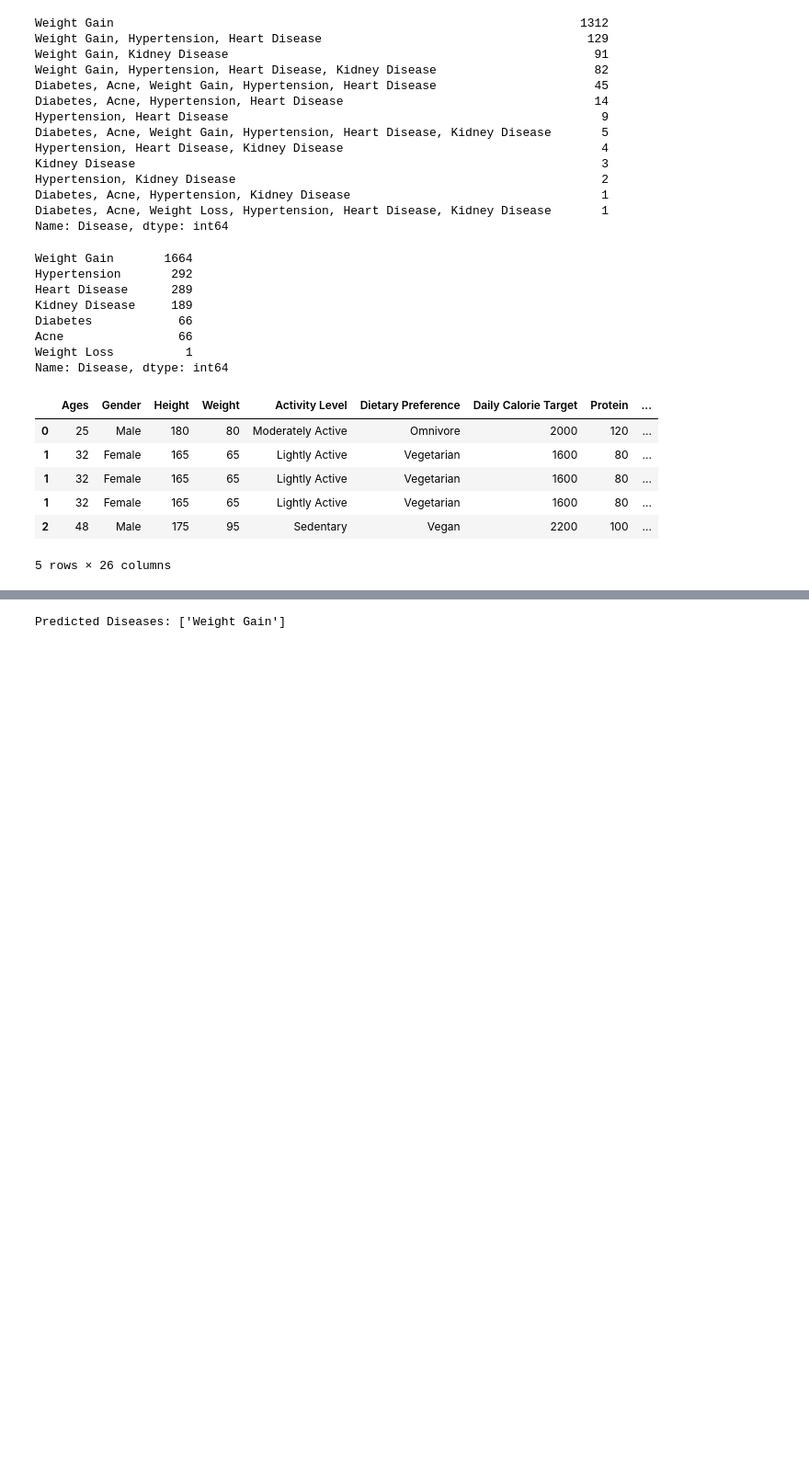
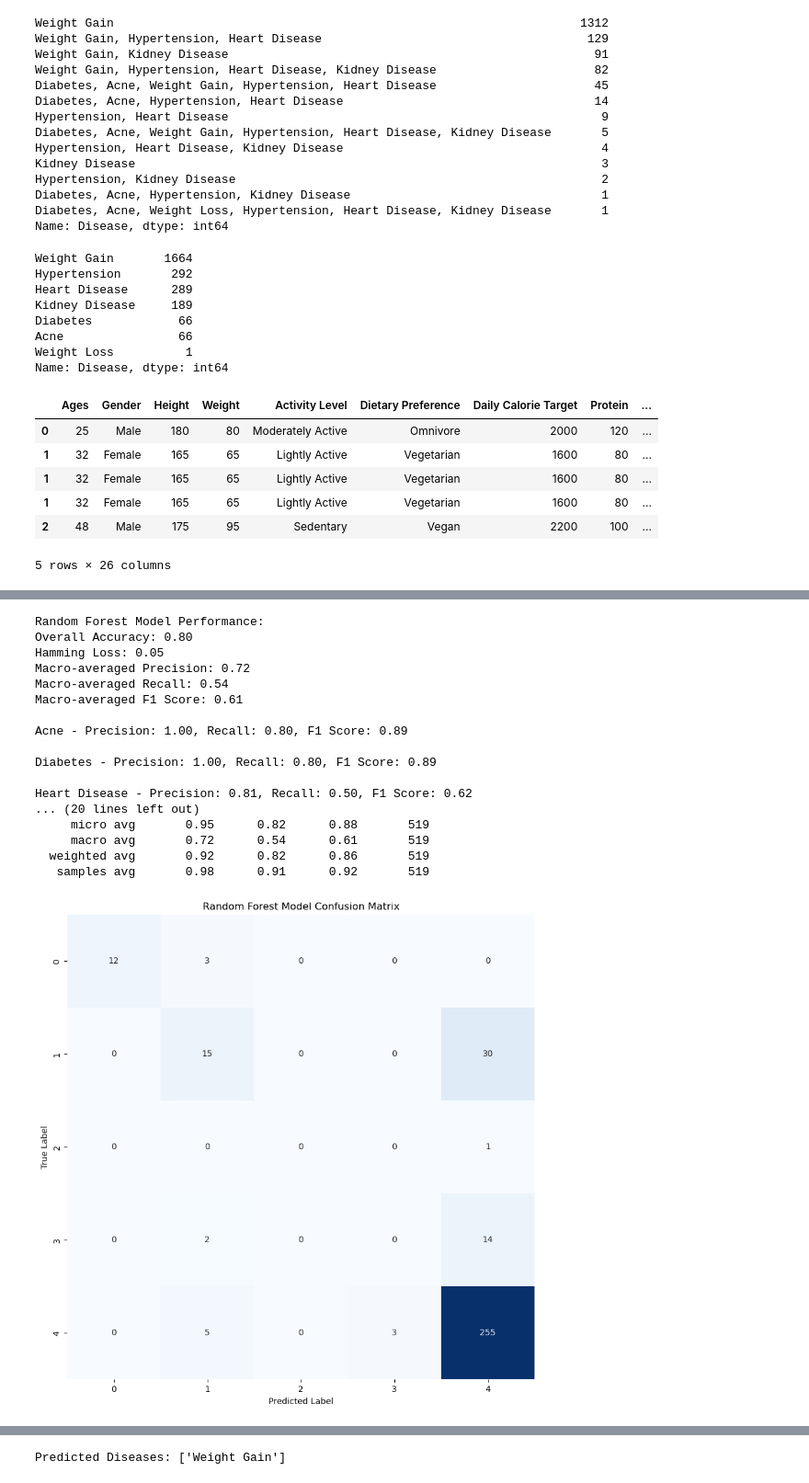
Before and after one commit to faizanarshad/DiseasePrediction, a Jupyter notebook: health.ipynb, the cells around one changed output, grey strips where cells are left out. Shown at 92% size. Cells and saved outputs as stored; diff of their text form; code cells hidden in the pictures; blank space fills up the shorter version.

```diff
--- a/health.ipynb
+++ b/health.ipynb
@@ -288,0 +262,76 @@ Recall and F-score are ill-defined and being set to 0.0 in labels with no true s
+# %%
+from sklearn.metrics import (
+    accuracy_score,
+    hamming_loss,
+    precision_recall_fscore_support,
+    classification_report,
+    confusion_matrix,
+)
+import seaborn as sns
+import matplotlib.pyplot as plt
+
+def evaluate_model(name, y_test, y_pred, mlb_classes):
+    # Step 1: Calculate Overall Metrics
+    accuracy = accuracy_score(y_test, y_pred)
+    hamming = hamming_loss(y_test, y_pred)
+    macro_precision, macro_recall, macro_f1, _ = precision_recall_fscore_support(
+        y_test, y_pred, average="macro", zero_division=0
+    )
+
+    # Step 2: Print Overall Metrics
+    print(f"\n{name} Model Performance:")
+    print(f"Overall Accuracy: {accuracy:.2f}")
+    print(f"Hamming Loss: {hamming:.2f}")
+    print(f"Macro-averaged Precision: {macro_precision:.2f}")
+    print(f"Macro-averaged Recall: {macro_recall:.2f}")
+    print(f"Macro-averaged F1 Score: {macro_f1:.2f}")
+
+    # Step 3: Per-label Metrics
+    precision, recall, f1, _ = precision_recall_fscore_support(
+        y_test, y_pred, average=None, zero_division=0
+    )
+    for i, disease in enumerate(mlb_classes):
+        if y_test[disease].sum() == 0:
+            print(f"\n{disease} - No true samples in test set, skipping metrics.")
+            continue
+        print(f"\n{disease} - Precision: {precision[i]:.2f}, Recall: {recall[i]:.2f}, F1 Score: {f1[i]:.2f}")
+
+    # Step 4: Classification Report
+    print("\nClassification Report:")
+    report = classification_report(y_test, y_pred, target_names=mlb_classes, zero_division=0)
+    print(report)
+
+    # Step 5: Confusion Matrix
+    matrix = confusion_matrix(y_test.values.argmax(axis=1), y_pred.argmax(axis=1))
+    plt.figure(figsize=(10, 10))
+    sns.heatmap(matrix, annot=True, fmt='d', cmap='Blues', cbar=False)
+    plt.xlabel('Predicted Label')
+    plt.ylabel('True Label')
+    plt.title(f'{name} Model Confusion Matrix')
+    plt.show()
+
+    return accuracy, hamming, precision, recall, f1, macro_precision, macro_recall, macro_f1
+
+# Example usage:
+# Assuming `model` is already trained and `X_test`, `y_test`, and `mlb.classes_` are available
+y_pred = model.predict(X_test)
+evaluate_model("Random Forest", y_test, y_pred, mlb.classes_)
+# %% [output]
+Random Forest Model Performance:
+Overall Accuracy: 0.80
+Hamming Loss: 0.05
+Macro-averaged Precision: 0.72
+Macro-averaged Recall: 0.54
+Macro-averaged F1 Score: 0.61
+
+Acne - Precision: 1.00, Recall: 0.80, F1 Score: 0.89
+
+Diabetes - Precision: 1.00, Recall: 0.80, F1 Score: 0.89
+
+Heart Disease - Precision: 0.81, Recall: 0.50, F1 Score: 0.62
+... (20 lines left out)
+     micro avg       0.95      0.82      0.88       519
+     macro avg       0.72      0.54      0.61       519
+  weighted avg       0.92      0.82      0.86       519
+   samples avg       0.98      0.91      0.92       519
+[figure, added]
```
Also changed, not shown: parts of 10 cells of this notebook.
